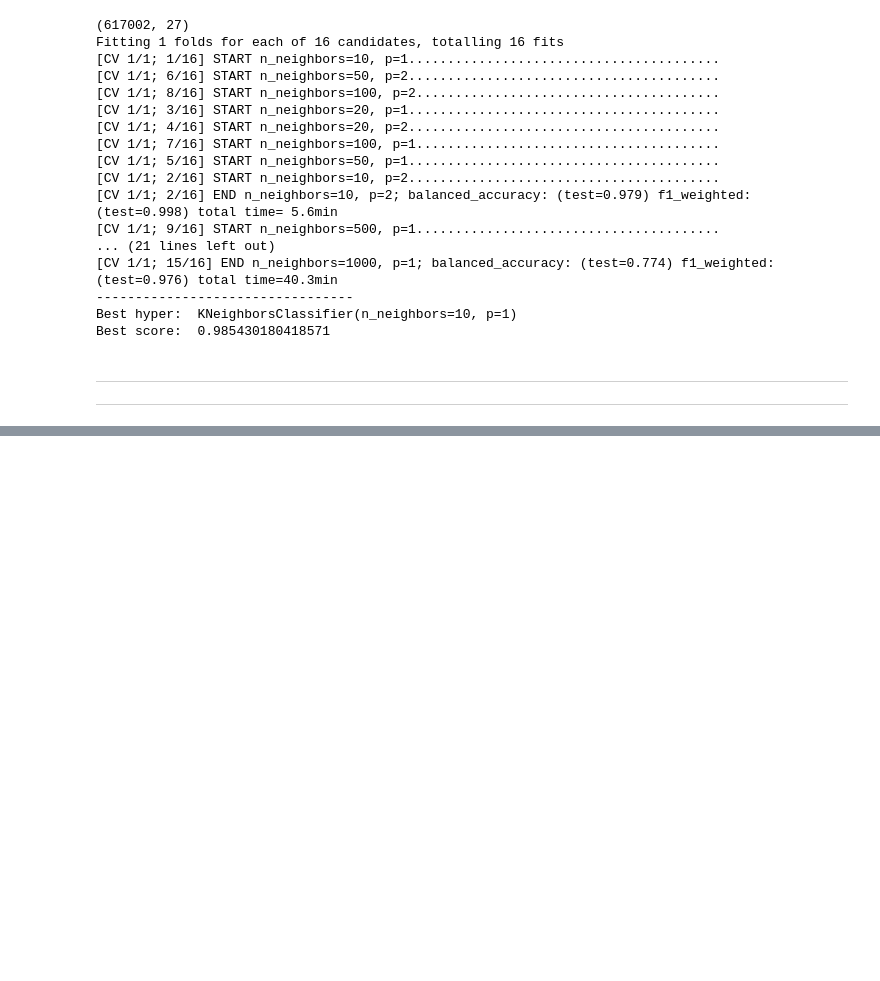
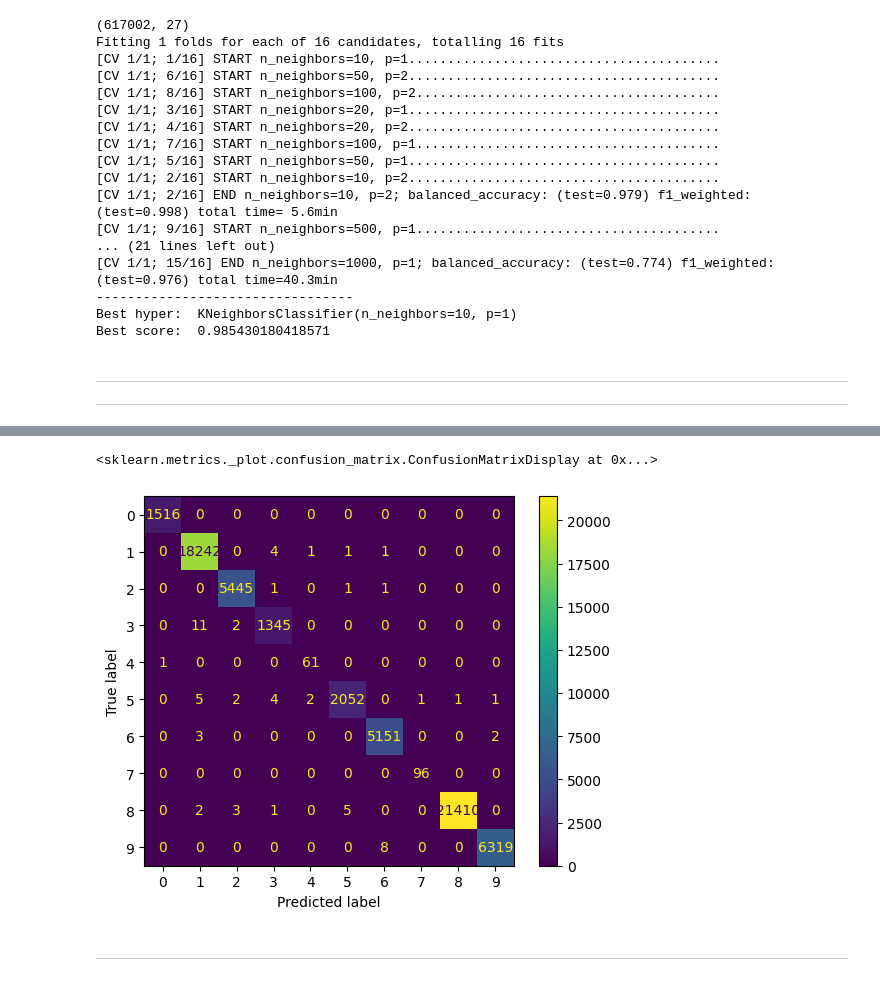
Before and after one commit to benzebra/data-analytics, a Jupyter notebook: def.ipynb, the cells around one changed output, grey strips where cells are left out. Cells and saved outputs as stored; diff of their text form; code cells hidden in the pictures; blank space fills up the shorter version.

Commit message:
train def push

```diff
--- a/def.ipynb
+++ b/def.ipynb
@@ -1242,0 +1444,20 @@ print("Best score: ", grid.best_score_)
+# %%
+from sklearn.discriminant_analysis import LinearDiscriminantAnalysis
+
+scaler = preprocessing.StandardScaler()
+scaler.fit(X_train)
+X_train = scaler.transform(X_train)
+X_val = scaler.transform(X_val)
+X_test = scaler.transform(X_test)
+X = scaler.transform(X)
+
+lda = LinearDiscriminantAnalysis()
+lda.fit(X_train, y_train)
+X = lda.transform(X)
+
+X_test = lda.transform(X_test)
+
+print(X_train.shape)
+print(X_val.shape)
+print(X.shape)
+print(X_test.shape)
@@ -1242,0 +1469,15 @@ print("Best score: ", grid.best_score_)
+# %%
+# KNN
+param_grid = {
+    'n_neighbors': [2,5,7,9,11,13,15,17],
+    'p': [1,2]
+}
+
+scoring = ['balanced_accuracy', 'f1_weighted']
+
+grid = GridSearchCV(KNeighborsClassifier(), param_grid, cv=ps, scoring=scoring, n_jobs=-1, verbose=10, refit='balanced_accuracy')
+grid.fit(X, y)
+print("---------------------------------")
+print("Best hyper: ", grid.best_estimator_)
+print("Best score: ", grid.best_score_)
+best_clf = grid.best_estimator_
@@ -1242,0 +1502,9 @@ print("Best score: ", grid.best_score_)
+# %%
+cm = confusion_matrix(y_test, best_clf.predict(X_test), labels=best_clf.classes_)
+disp = ConfusionMatrixDisplay(confusion_matrix=cm, display_labels=best_clf.classes_)
+disp.plot()
+# %% [output]
+<sklearn.metrics._plot.confusion_matrix.ConfusionMatrixDisplay at 0x...>
+[figure, added]
+# %% [markdown]
+---
```
Also changed, not shown: parts of 10 cells of this notebook, 1 other file.
